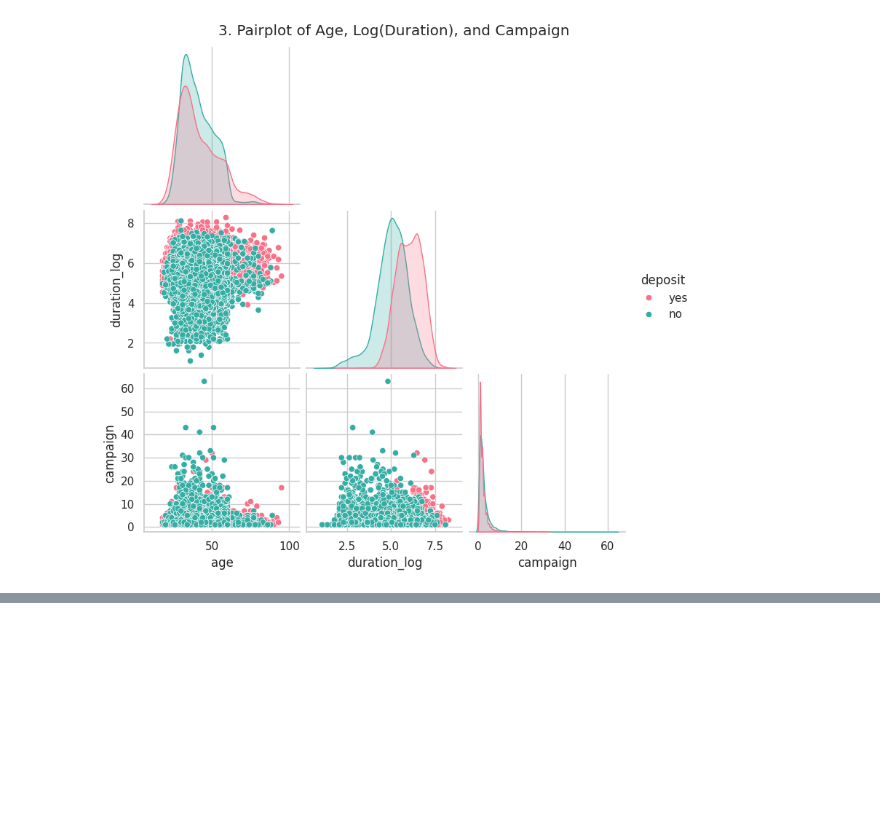
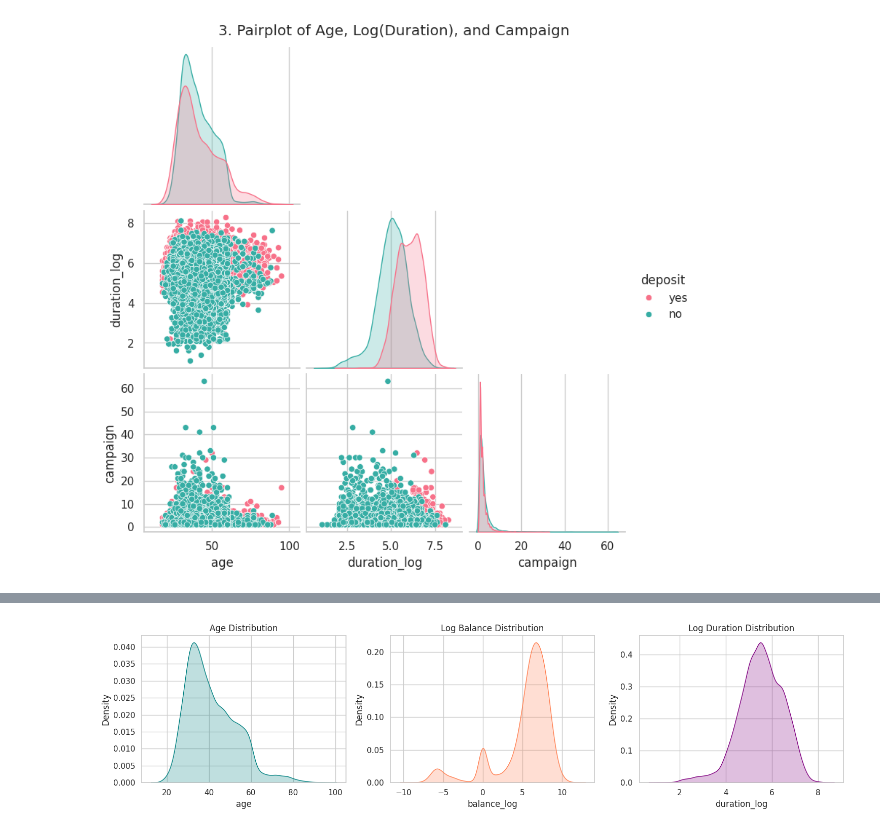
Before and after one commit to Yash-Poddar-12/YashPoddar-EDA-Project, a Jupyter notebook: YashPoddar_EDA_Project.ipynb, the cells around one changed output, grey strips where cells are left out. Cells and saved outputs as stored; diff of their text form; code cells hidden in the pictures; blank space fills up the shorter version.

Commit message:
Completed EDA Phase 2, have added multidimensional analysis, K-Means, and Hierarchical clustering models

```diff
--- a/YashPoddar_EDA_Project.ipynb
+++ b/YashPoddar_EDA_Project.ipynb
@@ -246,0 +259,13 @@ plt.show()
+# %%
+# 1D analysis - checking density and spread of primary continuous features from the dataset
+fig, axes = plt.subplots(1, 3, figsize=(15, 4))
+sns.kdeplot(df['age'], ax=axes[0], fill=True, color='teal')
+axes[0].set_title('Age Distribution')
+sns.kdeplot(df['balance_log'], ax=axes[1], fill=True, color='coral')
+axes[1].set_title('Log Balance Distribution')
+sns.kdeplot(df['duration_log'], ax=axes[2], fill=True, color='purple')
+axes[2].set_title('Log Duration Distribution')
+plt.tight_layout()
+plt.show()
+# %% [output]
+[figure, added]
```
Also changed, not shown: parts of 8 cells of this notebook.
